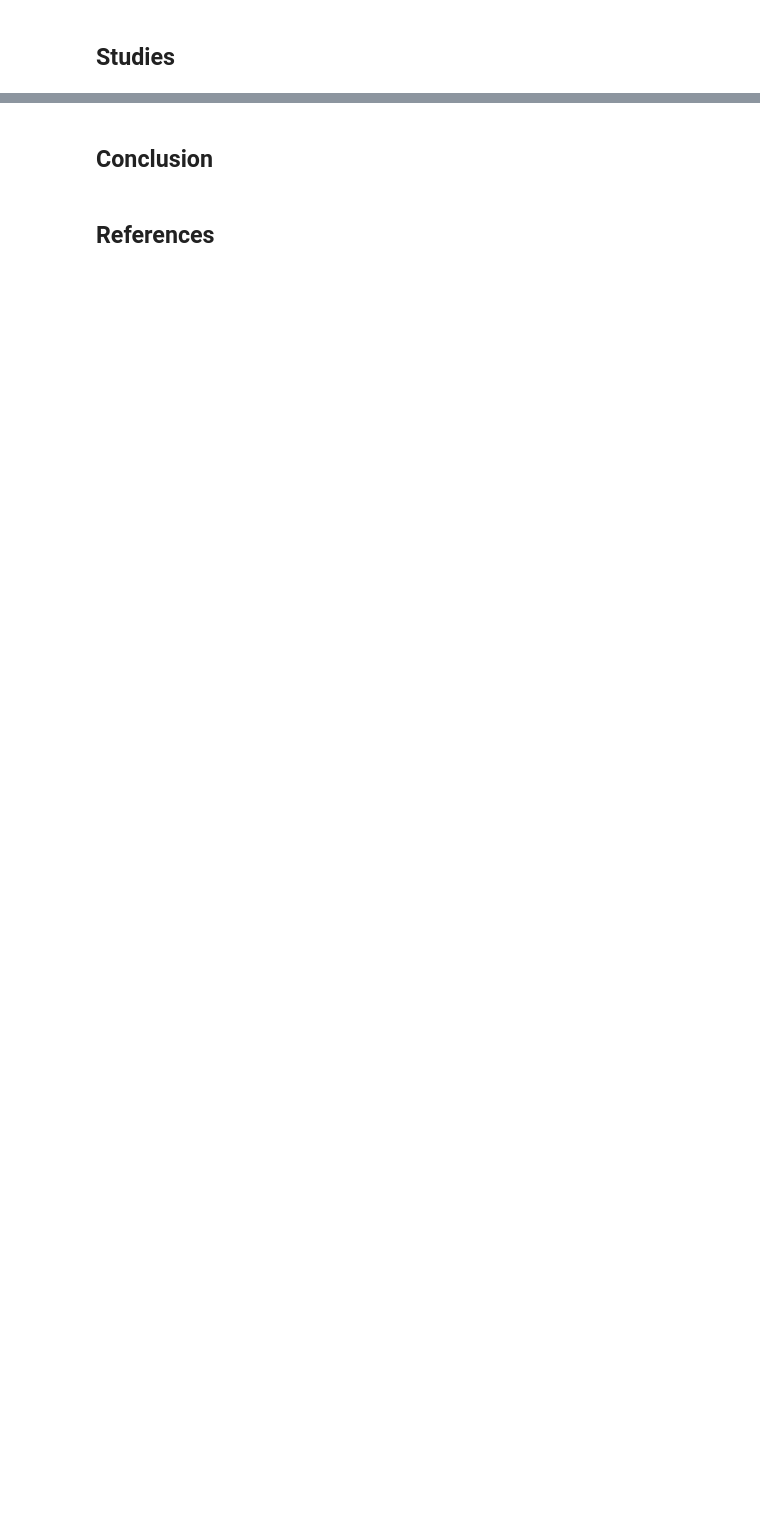
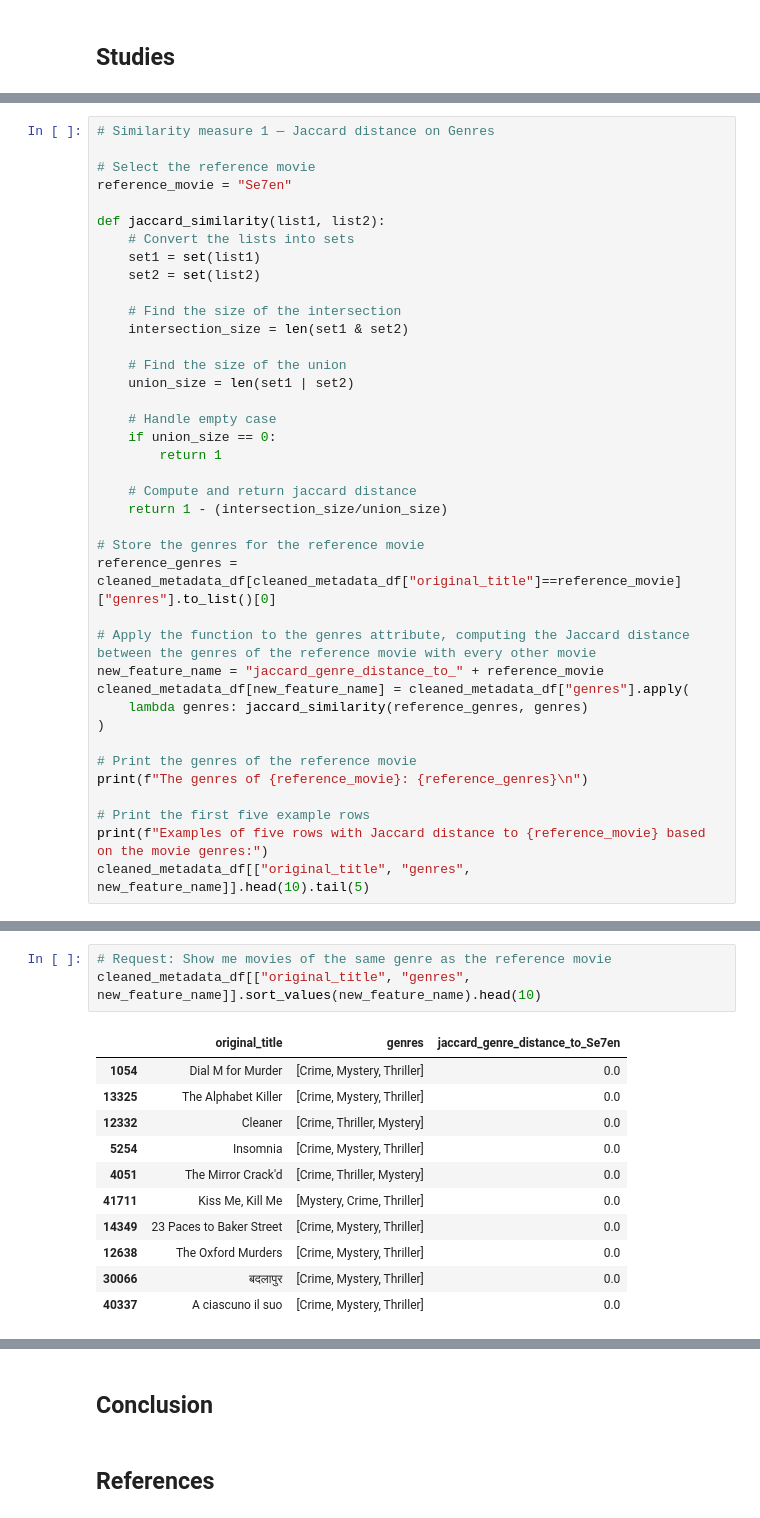
Before and after one commit to BrentMRPalmer/CSI4142-A4, a Jupyter notebook: UnsupervisedLearning.ipynb, the cells around one changed output, grey strips where cells are left out. Cells and saved outputs as stored; diff of their text form; blank space fills up the shorter version.

Commit message:
Jaccard and genre cleaning

```diff
--- a/UnsupervisedLearning.ipynb
+++ b/UnsupervisedLearning.ipynb
@@ -109,0 +254,39 @@ ratings_df.shape
+# %%
+# Similarity measure 1 — Jaccard distance on Genres
+
+# Select the reference movie
+reference_movie = "Se7en"
+
+def jaccard_similarity(list1, list2):
+    # Convert the lists into sets
+    set1 = set(list1)
+    set2 = set(list2)
+
+    # Find the size of the intersection
+    intersection_size = len(set1 & set2)
+
+    # Find the size of the union
+    union_size = len(set1 | set2)
+
+    # Handle empty case
+    if union_size == 0:
+        return 1
+
+    # Compute and return jaccard distance
+    return 1 - (intersection_size/union_size)
+
+# Store the genres for the reference movie
+reference_genres = cleaned_metadata_df[cleaned_metadata_df["original_title"]==reference_movie]["genres"].to_list()[0]
+
+# Apply the function to the genres attribute, computing the Jaccard distance between the genres of the reference movie with every other movie
+new_feature_name = "jaccard_genre_distance_to_" + reference_movie
+cleaned_metadata_df[new_feature_name] = cleaned_metadata_df["genres"].apply(
+    lambda genres: jaccard_similarity(reference_genres, genres)
+)
+
+# Print the genres of the reference movie
+print(f"The genres of {reference_movie}: {reference_genres}\n")
+
+# Print the first five example rows
+print(f"Examples of five rows with Jaccard distance to {reference_movie} based on the movie genres:")
+cleaned_metadata_df[["original_title", "genres", new_feature_name]].head(10).tail(5)
@@ -109,0 +305,15 @@ ratings_df.shape
+# %%
+# Request: Show me movies of the same genre as the reference movie
+cleaned_metadata_df[["original_title", "genres", new_feature_name]].sort_values(new_feature_name).head(10)
+# %% [output]
+|  | original_title | genres | jaccard_genre_distance_to_Se7en |
+| 1054 | Dial M for Murder | [Crime, Mystery, Thriller] | 0.0 |
+| 13325 | The Alphabet Killer | [Crime, Mystery, Thriller] | 0.0 |
+| 12332 | Cleaner | [Crime, Thriller, Mystery] | 0.0 |
+| 5254 | Insomnia | [Crime, Mystery, Thriller] | 0.0 |
+| 4051 | The Mirror Crack'd | [Crime, Thriller, Mystery] | 0.0 |
+| 41711 | Kiss Me, Kill Me | [Mystery, Crime, Thriller] | 0.0 |
+| 14349 | 23 Paces to Baker Street | [Crime, Mystery, Thriller] | 0.0 |
+| 12638 | The Oxford Murders | [Crime, Mystery, Thriller] | 0.0 |
+| 30066 | बदलापुर | [Crime, Mystery, Thriller] | 0.0 |
+| 40337 | A ciascuno il suo | [Crime, Mystery, Thriller] | 0.0 |
```
Also changed, not shown: parts of 33 cells of this notebook, 1 other file.
